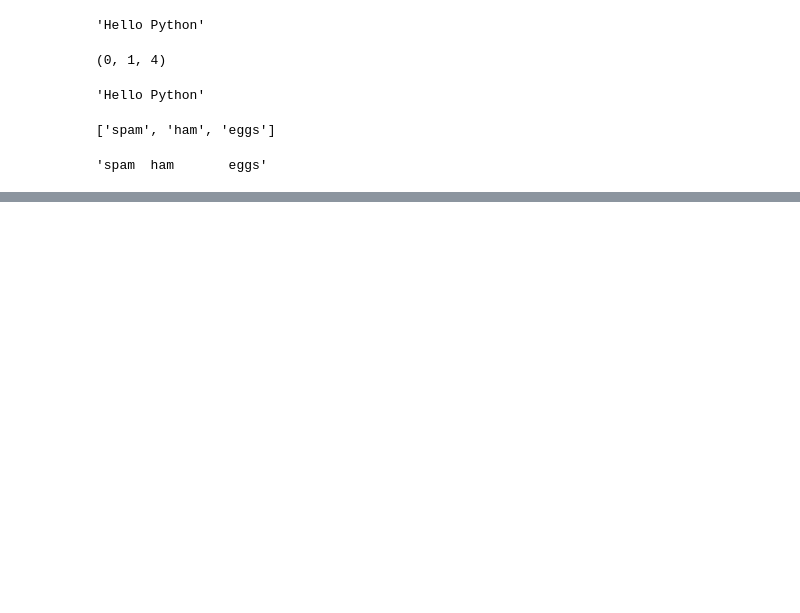
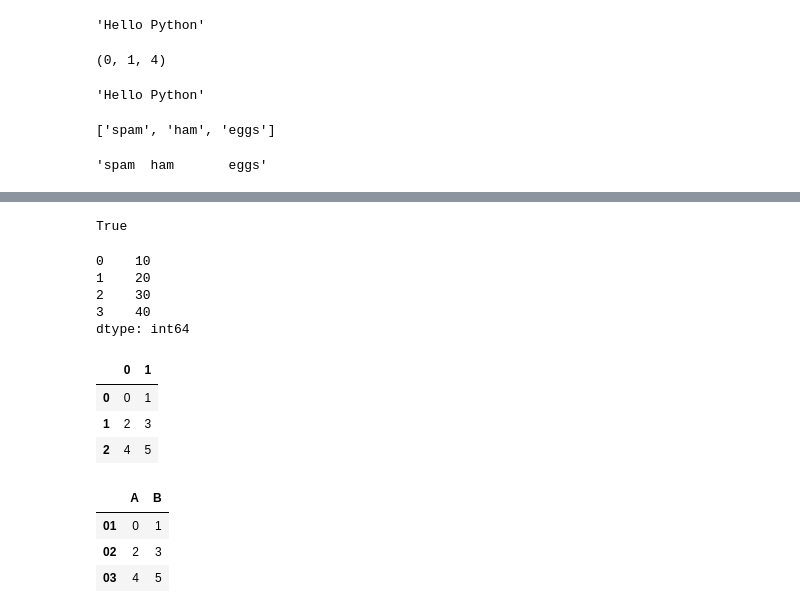
Before and after one commit to skiym-aaa/pydatavenv, a Jupyter notebook: Summary.ipynb, the cells around one changed output, grey strips where cells are left out. Saved outputs shown, nothing was run; the diff lists cells and outputs as text; code cells hidden in the pictures; blank space fills up the shorter version.

```diff
--- a/Summary.ipynb
+++ b/Summary.ipynb
@@ -191,2 +503,6 @@ s2.strip() # 左右の空白文字を削除
+# %%
+np.allclose(b, c, atol=10) # 誤差の範囲か確認
+# %% [output]
+True
 # %%
 # 4-2.pandas(7, 17.5%)
@@ -196,0 +514,31 @@ s2.strip() # 左右の空白文字を削除
+# %%
+# Series = 1次元データ
+# デフォルトのデータ型は'int64'
+
+ser = pd.Series([10, 20, 30, 40])
+ser
+# %% [output]
+0    10
+1    20
+2    30
+3    40
+dtype: int64
+# %%
+# DataFrame = 2次元データ
+
+df = pd.DataFrame(np.arange(6).reshape((3, 2)))
+df
+# %% [output]
+|  | 0 | 1 |
+| 0 | 0 | 1 |
+| 1 | 2 | 3 |
+| 2 | 4 | 5 |
+# %%
+df.index = ["01", "02", "03"]
+df.columns = ["A", "B"]
+df
+# %% [output]
+|  | A | B |
+| 01 | 0 | 1 |
+| 02 | 2 | 3 |
+| 03 | 4 | 5 |
```
Also changed, not shown: parts of 67 cells of this notebook.
